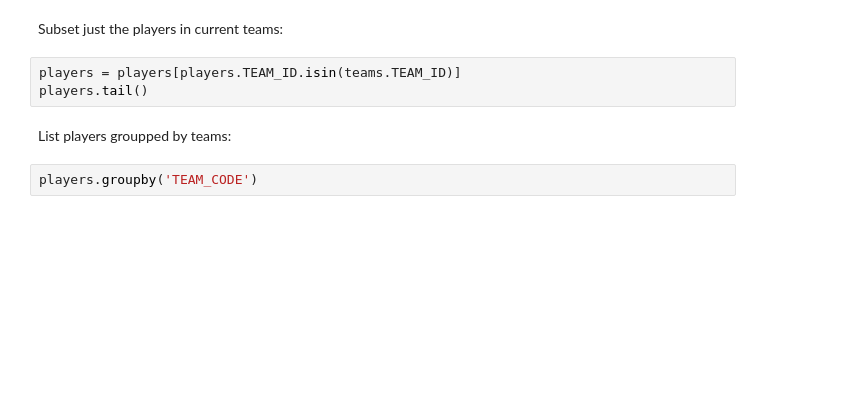
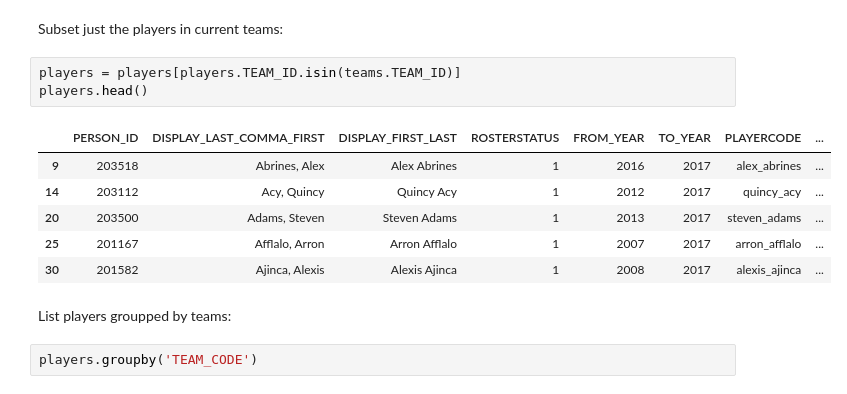
Before and after one commit to FallenAssault77/Spring-2018, a Jupyter notebook: 04-Pandas-Data-Frame.ipynb, the cells around one changed output. Saved outputs shown, nothing was run; the diff lists cells and outputs as text; blank space fills up the shorter version.

```diff
--- a/04-Pandas-Data-Frame.ipynb
+++ b/04-Pandas-Data-Frame.ipynb
@@ -202,7 +335,14 @@ print('\n*** indexing with .loc :\n', teams.loc[14])
 Subset just the players in current teams:
 # %%
 players = players[players.TEAM_ID.isin(teams.TEAM_ID)]
-players.tail()
+players.head()
+# %% [output]
+|  | PERSON_ID | DISPLAY_LAST_COMMA_FIRST | DISPLAY_FIRST_LAST | ROSTERSTATUS | FROM_YEAR | TO_YEAR | PLAYERCODE | ... |
+| 9 | 203518 | Abrines, Alex | Alex Abrines | 1 | 2016 | 2017 | alex_abrines | ... |
+| 14 | 203112 | Acy, Quincy | Quincy Acy | 1 | 2012 | 2017 | quincy_acy | ... |
+| 20 | 203500 | Adams, Steven | Steven Adams | 1 | 2013 | 2017 | steven_adams | ... |
+| 25 | 201167 | Afflalo, Arron | Arron Afflalo | 1 | 2007 | 2017 | arron_afflalo | ... |
+| 30 | 201582 | Ajinca, Alexis | Alexis Ajinca | 1 | 2008 | 2017 | alexis_ajinca | ... |
 # %% [markdown]
 List players groupped by teams:
 # %%
```
Also changed, not shown: parts of 34 cells of this notebook, 1 other file.
